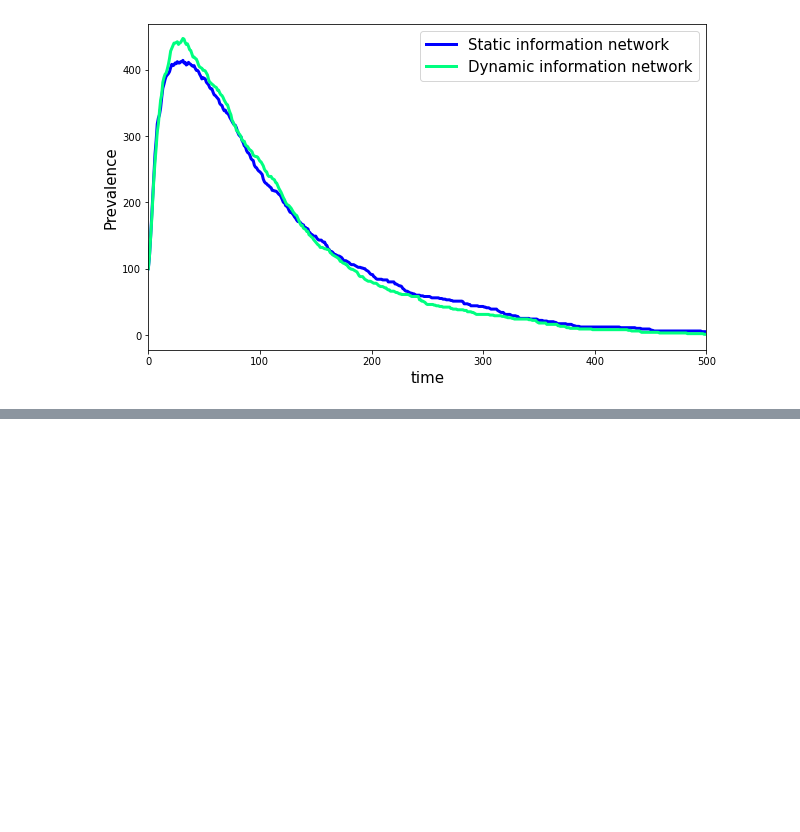
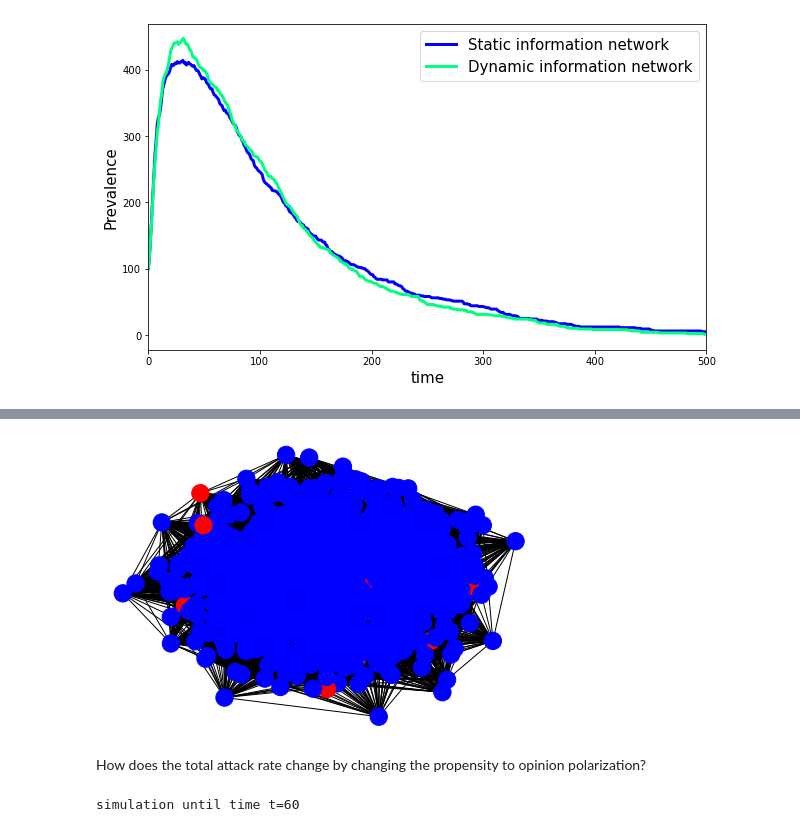
Before and after one commit to michelemcrudele/LDE-Project, a Jupyter notebook: simulation.ipynb, the cells around one changed output, grey strips where cells are left out. Cells and saved outputs as stored; diff of their text form; code cells hidden in the pictures; blank space fills up the shorter version.

```diff
--- a/simulation.ipynb
+++ b/simulation.ipynb
@@ -111,0 +209,33 @@ ax.set_xlim(0,500)
+# %%
+colors = []
+for node, data in BAG5.nodes(data=True):
+    if data['aware_status'] == 1:
+        colors.append('red')
+    else:
+        colors.append('blue')
+
+nx.draw(BAG5, node_color=colors)
+# %% [output]
+[figure, added]
+# %% [markdown]
+How does the total attack rate change by changing the propensity to opinion polarization?
+# %%
+N = 1000 # number of nodes
+ave_degree = 15
+p = ave_degree / N  # edge probability
+initial_infecteds = np.random.choice(np.arange(N), size=100, replace=False)
+initial_no_vax200 = np.random.choice(np.arange(N), size=200, replace=False)
+mu = 0.1       # recovery rate
+beta = 0.15    # infection rate
+pro = 0.05       # rate of classical media influence on people
+p_sym = 0.05    # prob for an infected person to have severe symptoms
+r = 0.3         # rate of vaccination for PV
+polarization = [0.1, 0.3, 0.5, 0.7, 0.9]
+incidence = []
+for pol in polarization:
+    BAG1 = nx.barabasi_albert_graph(N, int(ave_degree/2))
+    BAG2 = BAG1.copy()
+    sim = SIR_net_adaptive2(BAG1, BAG2, beta=beta, mu=mu, r=r, pro=pro, pol=pol, p_sym=p_sym, initial_infecteds=initial_infecteds, initial_no_vax=initial_no_vax200)
+    incidence.append(sim[4])
+# %% [output]
+simulation until time t=60
```
Also changed, not shown: parts of 9 cells of this notebook, 1 other file.
